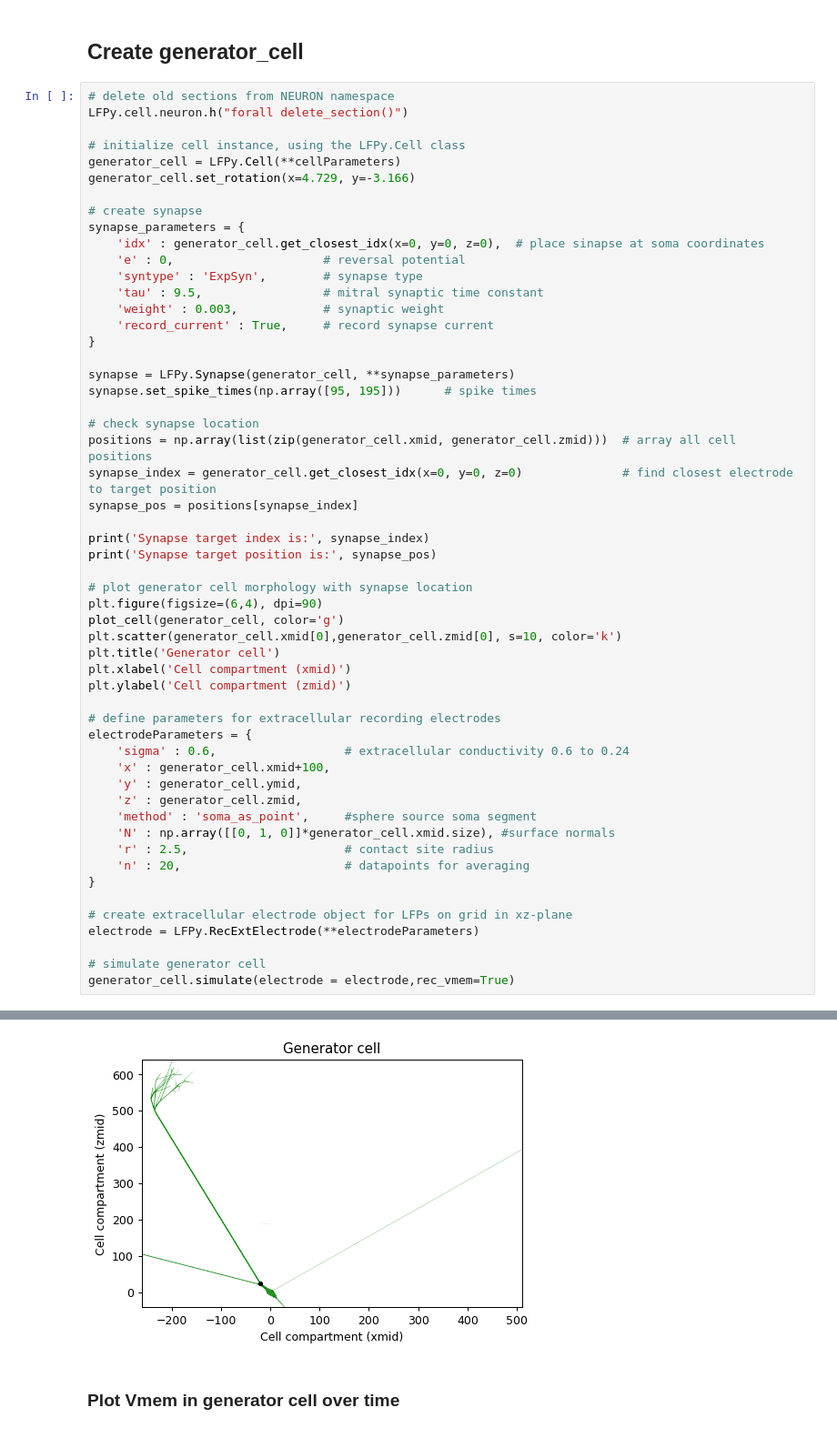
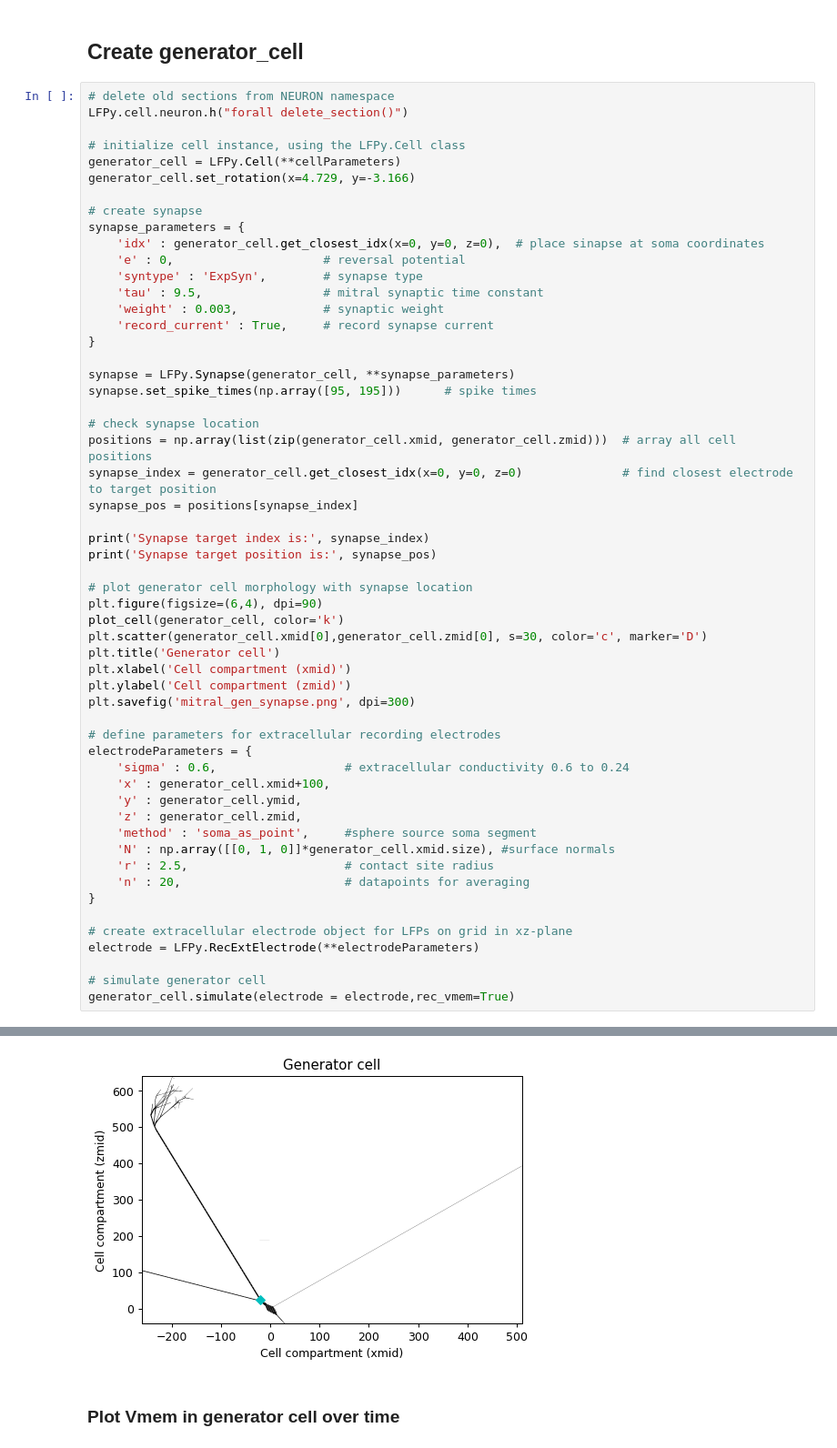
Before and after one commit to gabi-melo/lascon-project, a Jupyter notebook: try_our_own_mitral_cells.ipynb, the cells around one changed output, grey strips where cells are left out. Shown at 91% size. Saved outputs shown, nothing was run; the diff lists cells and outputs as text.

```diff
--- a/try_our_own_mitral_cells.ipynb
+++ b/try_our_own_mitral_cells.ipynb
@@ -81,11 +81,12 @@ print('Synapse target position is:', synapse_pos)
 
 # plot generator cell morphology with synapse location
 plt.figure(figsize=(6,4), dpi=90)
-plot_cell(generator_cell, color='g')
-plt.scatter(generator_cell.xmid[0],generator_cell.zmid[0], s=10, color='k')
+plot_cell(generator_cell, color='k')
+plt.scatter(generator_cell.xmid[0],generator_cell.zmid[0], s=30, color='c', marker='D')
 plt.title('Generator cell')
 plt.xlabel('Cell compartment (xmid)')
 plt.ylabel('Cell compartment (zmid)')
+plt.savefig('mitral_gen_synapse.png', dpi=300)
 
 # define parameters for extracellular recording electrodes
 electrodeParameters = {
@@ -109,6 +111,6 @@ generator_cell.simulate(electrode = electrode,rec_vmem=True)
 Synapse target index is: 309
 Synapse target position is: [-0.76546257  0.93158172]
-[figure, old version]
+[figure, new version]
 # %% [markdown]
 ### Plot Vmem in generator cell over time
 # %%
```
Also changed, not shown: parts of 9 cells of this notebook, 2 other files.
